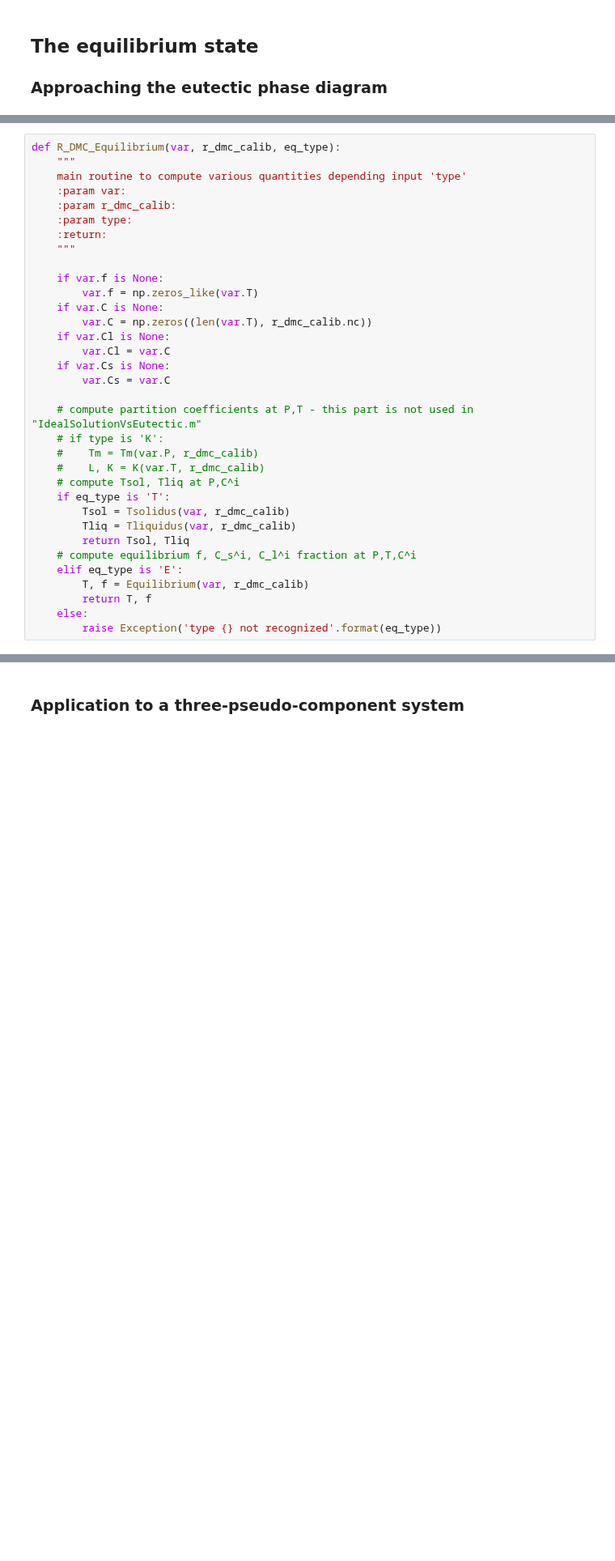
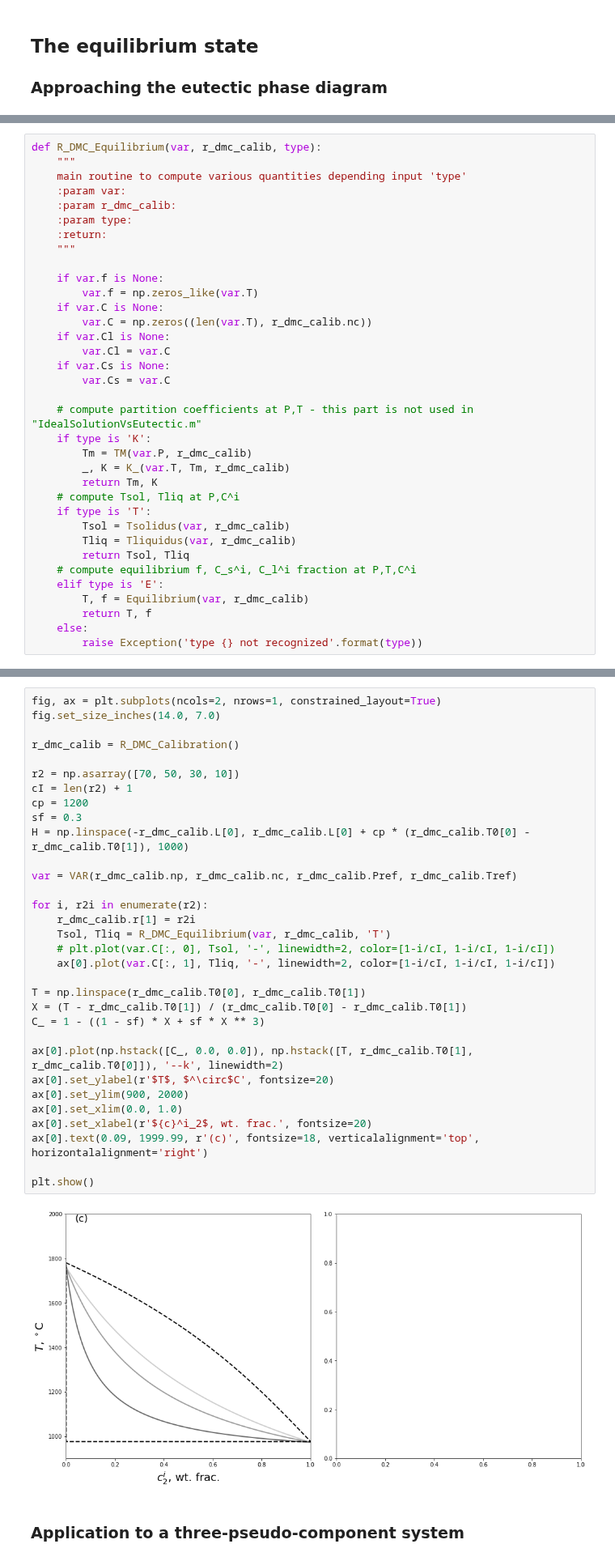
Before and after one commit to FoaLab/partially-molten-rock-PUP, a Jupyter notebook: content/ch10.ipynb, the cells around one changed output, grey strips where cells are left out. Shown at 81% size. Saved outputs shown, nothing was run; the diff lists cells and outputs as text; blank space fills up the shorter version.

```diff
--- a/content/ch10.ipynb
+++ b/content/ch10.ipynb
@@ -254,7 +263,7 @@ def Equilibrium(var, r_dmc_calib):
 
     return var.T, f
 # %%
-def R_DMC_Equilibrium(var, r_dmc_calib, eq_type):
+def R_DMC_Equilibrium(var, r_dmc_calib, type):
     """
     main routine to compute various quantities depending input 'type'
     :param var:
@@ -273,17 +282,18 @@ def R_DMC_Equilibrium(var, r_dmc_calib, eq_type):
         var.Cs = var.C
 
     # compute partition coefficients at P,T - this part is not used in "IdealSolutionVsEutectic.m"
-    # if type is 'K':
-    #    Tm = Tm(var.P, r_dmc_calib)
-    #    L, K = K(var.T, r_dmc_calib)
+    if type is 'K':
+        Tm = TM(var.P, r_dmc_calib)
+        _, K = K_(var.T, Tm, r_dmc_calib)
+        return Tm, K
     # compute Tsol, Tliq at P,C^i
-    if eq_type is 'T':
+    if type is 'T':
         Tsol = Tsolidus(var, r_dmc_calib)
         Tliq = Tliquidus(var, r_dmc_calib)
         return Tsol, Tliq
     # compute equilibrium f, C_s^i, C_l^i fraction at P,T,C^i
-    elif eq_type is 'E':
+    elif type is 'E':
         T, f = Equilibrium(var, r_dmc_calib)
         return T, f
     else:
-        raise Exception('type {} not recognized'.format(eq_type))
+        raise Exception('type {} not recognized'.format(type))
@@ -311,3 +344,37 @@ plt.show()
+# %%
+fig, ax = plt.subplots(ncols=2, nrows=1, constrained_layout=True)
+fig.set_size_inches(14.0, 7.0)
+
+r_dmc_calib = R_DMC_Calibration()
+
+r2 = np.asarray([70, 50, 30, 10])
+cI = len(r2) + 1
+cp = 1200
+sf = 0.3
+H = np.linspace(-r_dmc_calib.L[0], r_dmc_calib.L[0] + cp * (r_dmc_calib.T0[0] - r_dmc_calib.T0[1]), 1000)
+
+var = VAR(r_dmc_calib.np, r_dmc_calib.nc, r_dmc_calib.Pref, r_dmc_calib.Tref)
+
+for i, r2i in enumerate(r2):
+    r_dmc_calib.r[1] = r2i
+    Tsol, Tliq = R_DMC_Equilibrium(var, r_dmc_calib, 'T')
+    # plt.plot(var.C[:, 0], Tsol, '-', linewidth=2, color=[1-i/cI, 1-i/cI, 1-i/cI])
+    ax[0].plot(var.C[:, 1], Tliq, '-', linewidth=2, color=[1-i/cI, 1-i/cI, 1-i/cI])
+
+T = np.linspace(r_dmc_calib.T0[0], r_dmc_calib.T0[1])
+X = (T - r_dmc_calib.T0[1]) / (r_dmc_calib.T0[0] - r_dmc_calib.T0[1])
+C_ = 1 - ((1 - sf) * X + sf * X ** 3)
+
+ax[0].plot(np.hstack([C_, 0.0, 0.0]), np.hstack([T, r_dmc_calib.T0[1], r_dmc_calib.T0[0]]), '--k', linewidth=2)
+ax[0].set_ylabel(r'$T$, $^\circ$C', fontsize=20)
+ax[0].set_ylim(900, 2000)
+ax[0].set_xlim(0.0, 1.0)
+ax[0].set_xlabel(r'${c}^i_2$, wt. frac.', fontsize=20)
+ax[0].text(0.09, 1999.99, r'(c)', fontsize=18, verticalalignment='top', horizontalalignment='right')
+
+plt.show()
+# %% [output]
+[figure, added]
 # %% [markdown]
 ### Application to a three-pseudo-component system
 # %% [markdown]
```
Also changed, not shown: parts of 9 cells of this notebook.
